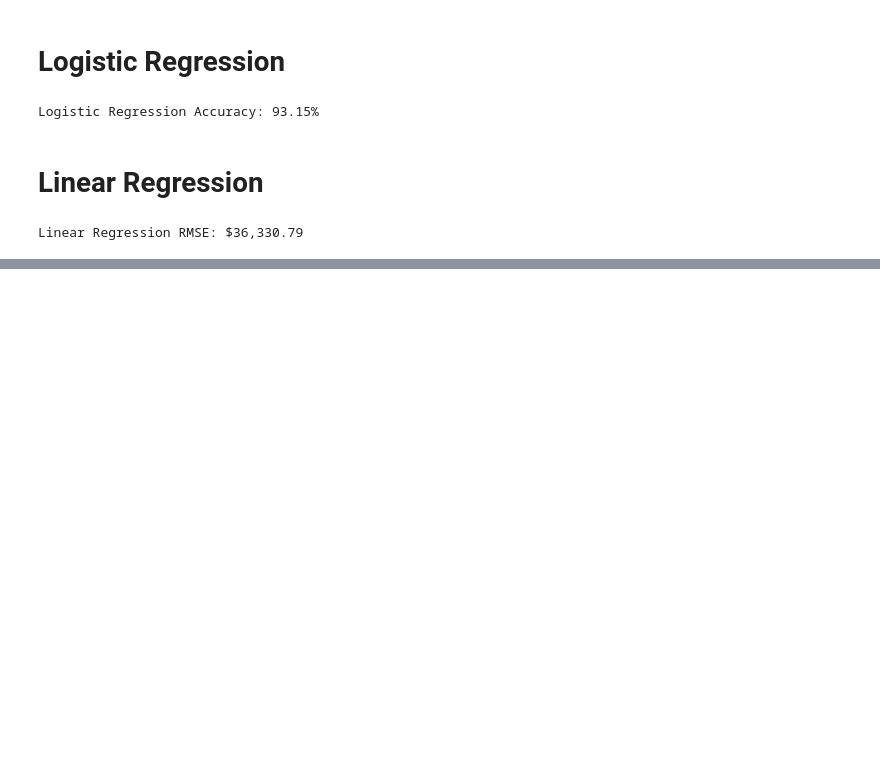
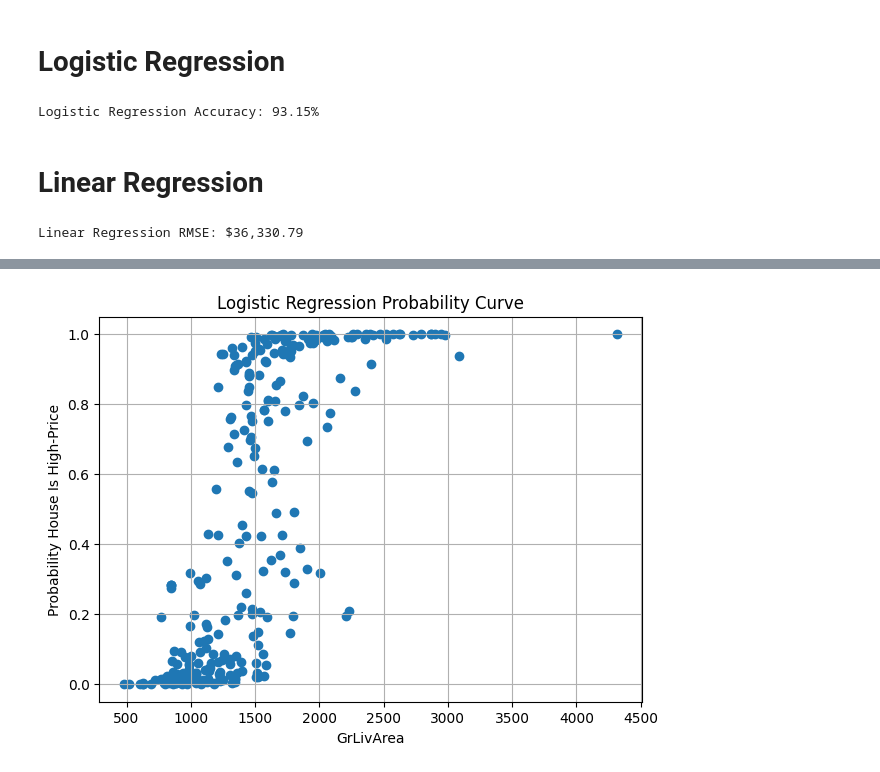
Before and after one commit to ashley0601/ITELEC303, a Jupyter notebook: ENALLO_HOUSING.ipynb, the cells around one changed output, grey strips where cells are left out. Cells and saved outputs as stored; diff of their text form; code cells hidden in the pictures; blank space fills up the shorter version.

```diff
--- a/ENALLO_HOUSING.ipynb
+++ b/ENALLO_HOUSING.ipynb
@@ -275,0 +369,12 @@ Linear Regression RMSE: $36,330.79
+# %%
+y_prob = model.predict_proba(X_test)[:, 1]
+
+plt.figure(figsize=(7,5))
+plt.scatter(X_test["GrLivArea"], y_prob)
+plt.xlabel("GrLivArea")
+plt.ylabel("Probability House Is High-Price")
+plt.title("Logistic Regression Probability Curve")
+plt.grid(True)
+plt.show()
+# %% [output]
+[figure, added]
```
Also changed, not shown: parts of 9 cells of this notebook.
